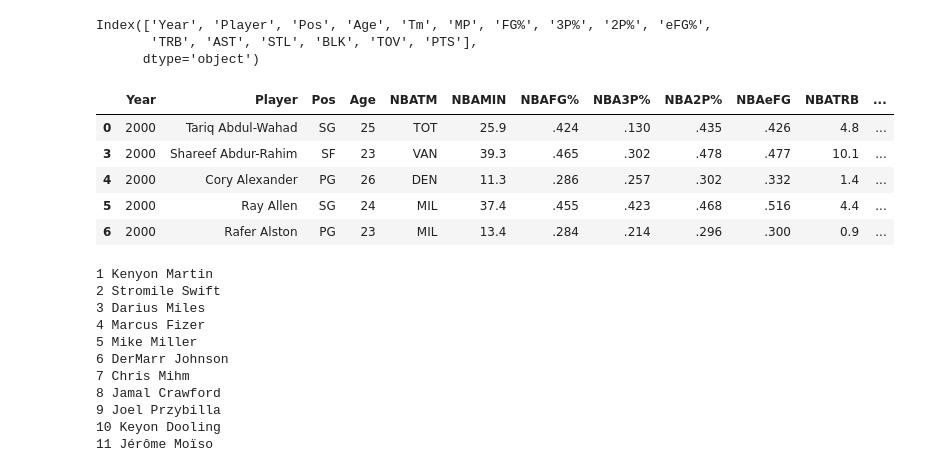
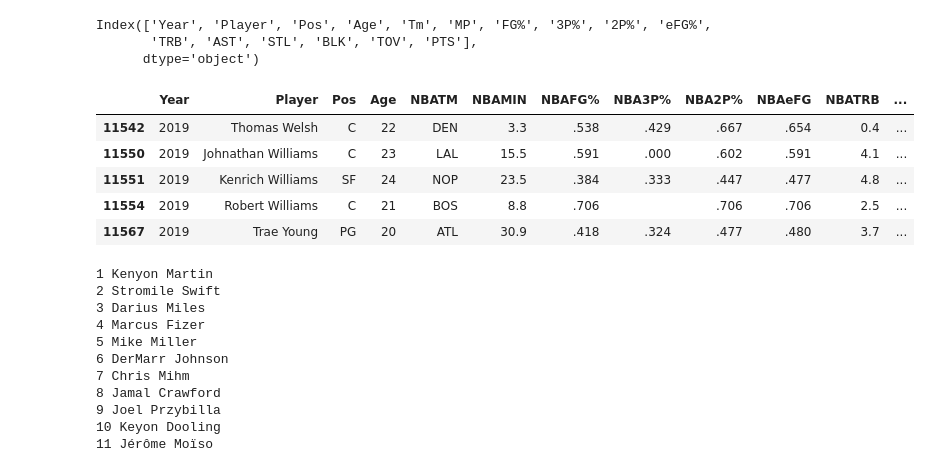
Before and after one commit to hdanger88/Project3---NBA-Projections, a Jupyter notebook: data/Project 3 - NBARookieAnalysis.ipynb, the cells around one changed output. Drawn from its saved outputs; the diff is of its cells as text; code cells hidden in the pictures.

```diff
--- a/data/Project 3 - NBARookieAnalysis.ipynb
+++ b/data/Project 3 - NBARookieAnalysis.ipynb
@@ -100,14 +117,14 @@ Index(['Year', 'Player', 'Pos', 'Age', 'Tm', 'MP', 'FG%', '3P%', '2P%', 'eFG%',
 # %%
 rookies2.rename(columns={'Tm':'NBATM','3P%':'NBA3P%','2P%':'NBA2P%','MP':'NBAMIN', 'FG%':'NBAFG%', 'eFG%':'NBAeFG', 'TRB':'NBATRB', 'AST':'NBAAST', 'STL':'NBASTL', 'BLK':'NBABLK',
        'PTS':'NBAPTS','TOV':'NBATOV'},inplace=True)
-rookies2.head()
+rookies2.tail()
 # %% [output]
 |  | Year | Player | Pos | Age | NBATM | NBAMIN | NBAFG% | NBA3P% | NBA2P% | NBAeFG | NBATRB | ... |
-| 0 | 2000 | Tariq Abdul-Wahad | SG | 25 | TOT | 25.9 | .424 | .130 | .435 | .426 | 4.8 | ... |
-| 3 | 2000 | Shareef Abdur-Rahim | SF | 23 | VAN | 39.3 | .465 | .302 | .478 | .477 | 10.1 | ... |
-| 4 | 2000 | Cory Alexander | PG | 26 | DEN | 11.3 | .286 | .257 | .302 | .332 | 1.4 | ... |
-| 5 | 2000 | Ray Allen | SG | 24 | MIL | 37.4 | .455 | .423 | .468 | .516 | 4.4 | ... |
-| 6 | 2000 | Rafer Alston | PG | 23 | MIL | 13.4 | .284 | .214 | .296 | .300 | 0.9 | ... |
+| 11542 | 2019 | Thomas Welsh | C | 22 | DEN | 3.3 | .538 | .429 | .667 | .654 | 0.4 | ... |
+| 11550 | 2019 | Johnathan Williams | C | 23 | LAL | 15.5 | .591 | .000 | .602 | .591 | 4.1 | ... |
+| 11551 | 2019 | Kenrich Williams | SF | 24 | NOP | 23.5 | .384 | .333 | .447 | .477 | 4.8 | ... |
+| 11554 | 2019 | Robert Williams | C | 21 | BOS | 8.8 | .706 |  | .706 | .706 | 2.5 | ... |
+| 11567 | 2019 | Trae Young | PG | 20 | ATL | 30.9 | .418 | .324 | .477 | .480 | 3.7 | ... |
 # %%
 maindata = []
 counter=0
```
Also changed, not shown: parts of 21 cells of this notebook, 4 other files.
